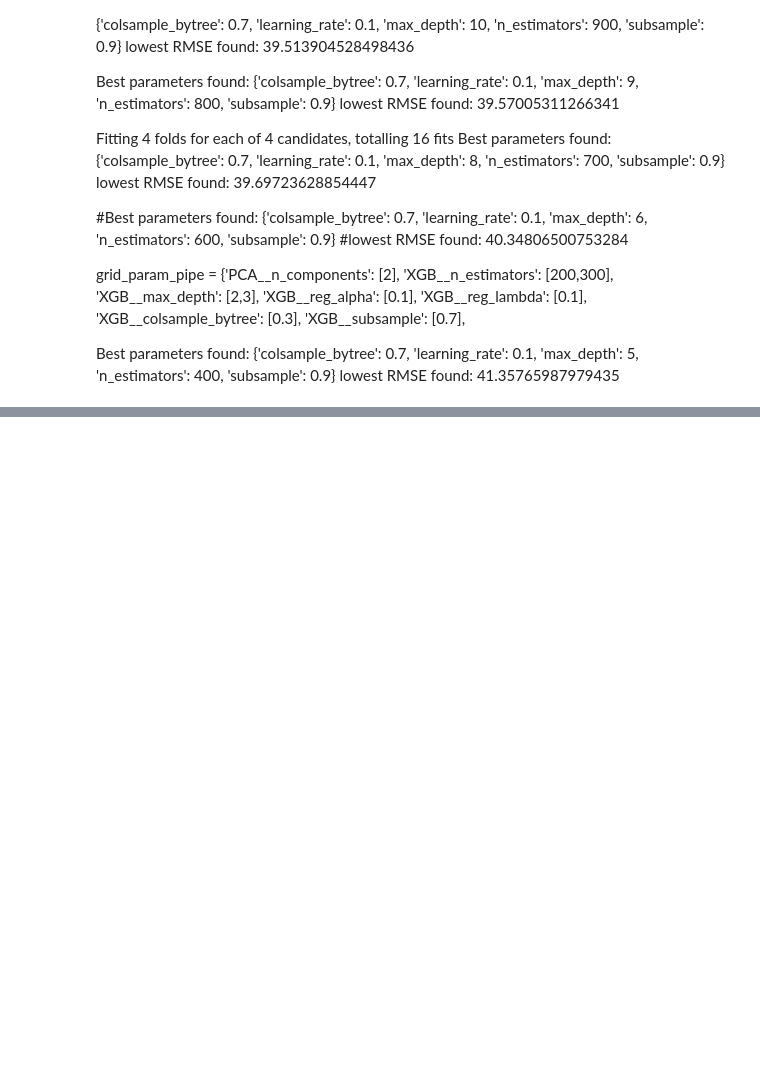
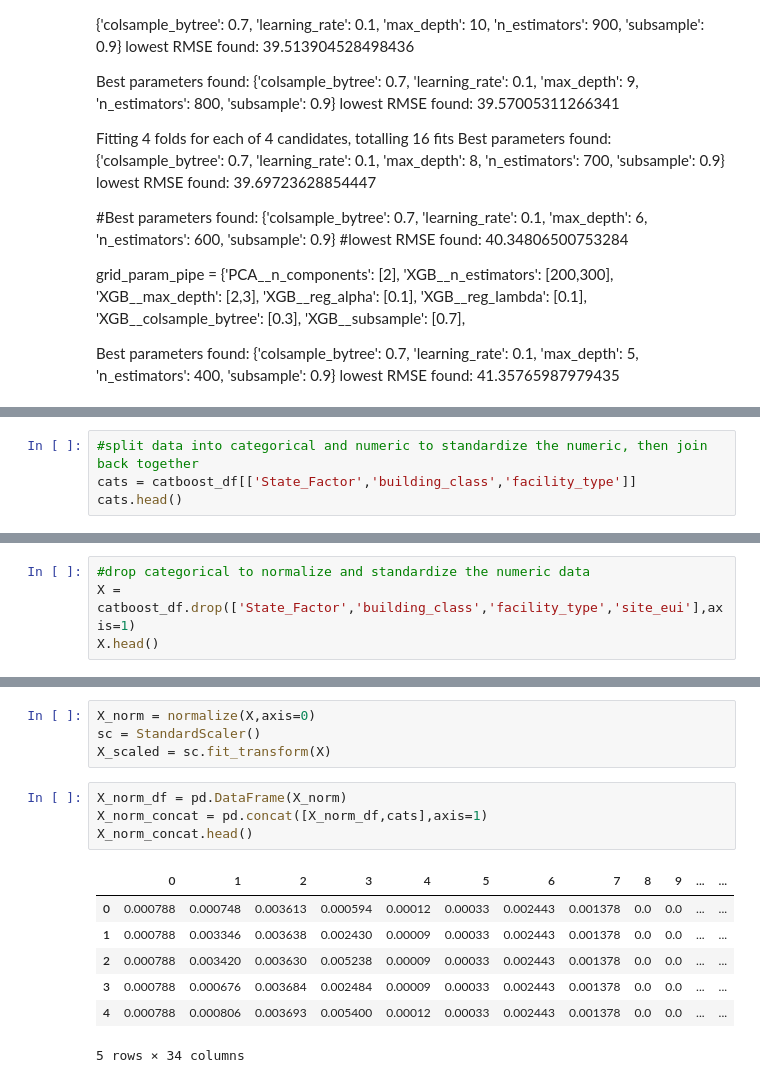
Before and after one commit to beckylorig/Energy-Use-Prediction-ML-WiDS-2022, a Jupyter notebook: 03_MODEL_BUILDING.ipynb, the cells around one changed output, grey strips where cells are left out. Saved outputs shown, nothing was run; the diff lists cells and outputs as text; blank space fills up the shorter version.

```diff
--- a/03_MODEL_BUILDING.ipynb
+++ b/03_MODEL_BUILDING.ipynb
@@ -756,0 +676,4 @@ model = CatBoostRegressor(
+# %%
+#split data into categorical and numeric to standardize the numeric, then join back together
+cats = catboost_df[['State_Factor','building_class','facility_type']]
+cats.head()
@@ -756,0 +687,4 @@ model = CatBoostRegressor(
+# %%
+#drop categorical to normalize and standardize the numeric data
+X = catboost_df.drop(['State_Factor','building_class','facility_type','site_eui'],axis=1)
+X.head()
@@ -756,0 +699,16 @@ model = CatBoostRegressor(
+# %%
+X_norm = normalize(X,axis=0)
+sc = StandardScaler()
+X_scaled = sc.fit_transform(X)
+# %%
+X_norm_df = pd.DataFrame(X_norm)
+X_norm_concat = pd.concat([X_norm_df,cats],axis=1)
+X_norm_concat.head()
+# %% [output]
+|  | 0 | 1 | 2 | 3 | 4 | 5 | 6 | 7 | 8 | 9 | ... | ... |
+| 0 | 0.000788 | 0.000748 | 0.003613 | 0.000594 | 0.00012 | 0.00033 | 0.002443 | 0.001378 | 0.0 | 0.0 | ... | ... |
+| 1 | 0.000788 | 0.003346 | 0.003638 | 0.002430 | 0.00009 | 0.00033 | 0.002443 | 0.001378 | 0.0 | 0.0 | ... | ... |
+| 2 | 0.000788 | 0.003420 | 0.003630 | 0.005238 | 0.00009 | 0.00033 | 0.002443 | 0.001378 | 0.0 | 0.0 | ... | ... |
+| 3 | 0.000788 | 0.000676 | 0.003684 | 0.002484 | 0.00009 | 0.00033 | 0.002443 | 0.001378 | 0.0 | 0.0 | ... | ... |
+| 4 | 0.000788 | 0.000806 | 0.003693 | 0.005400 | 0.00012 | 0.00033 | 0.002443 | 0.001378 | 0.0 | 0.0 | ... | ... |
+5 rows × 34 columns
```
Also changed, not shown: parts of 81 cells of this notebook.
